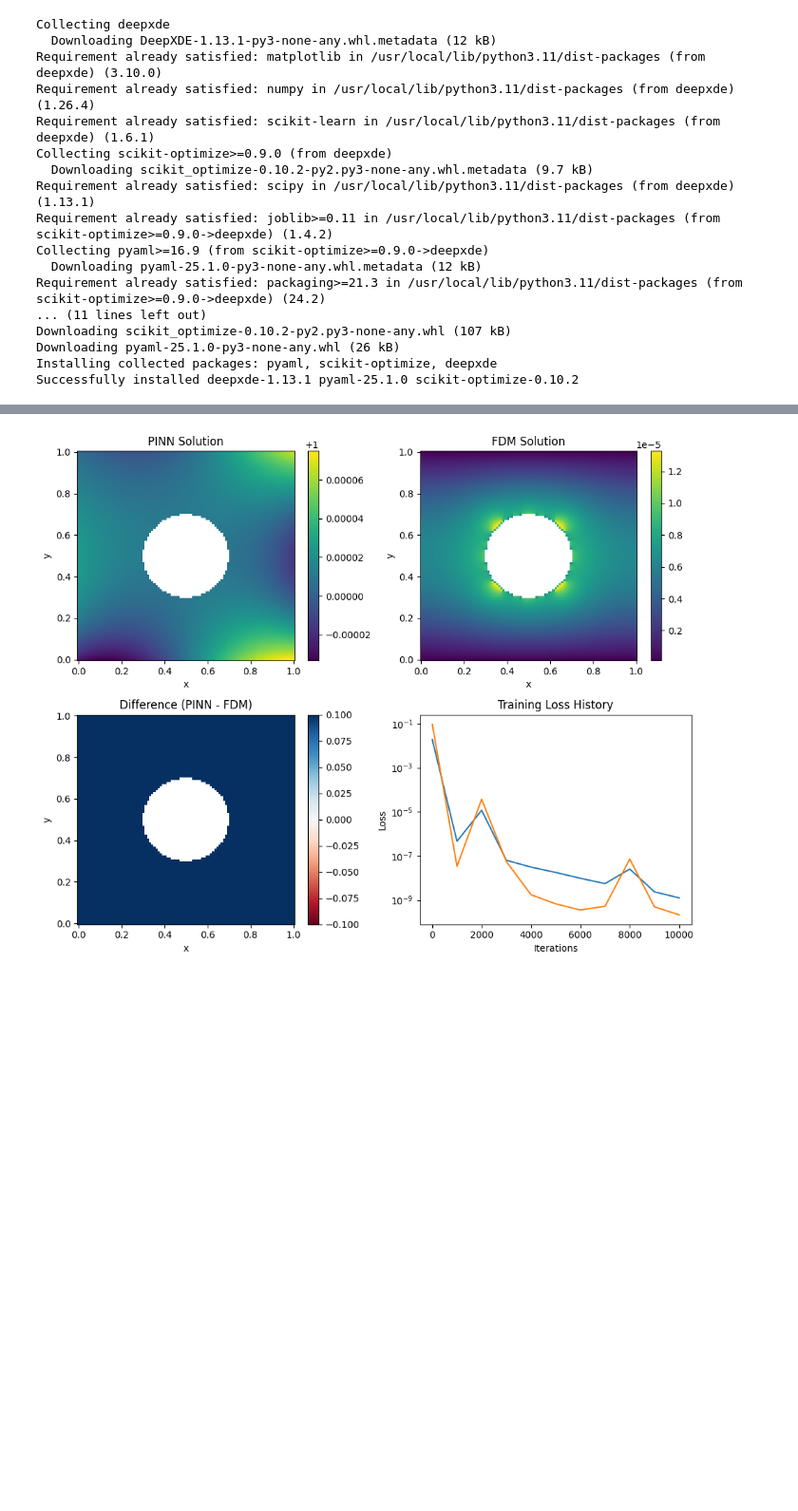
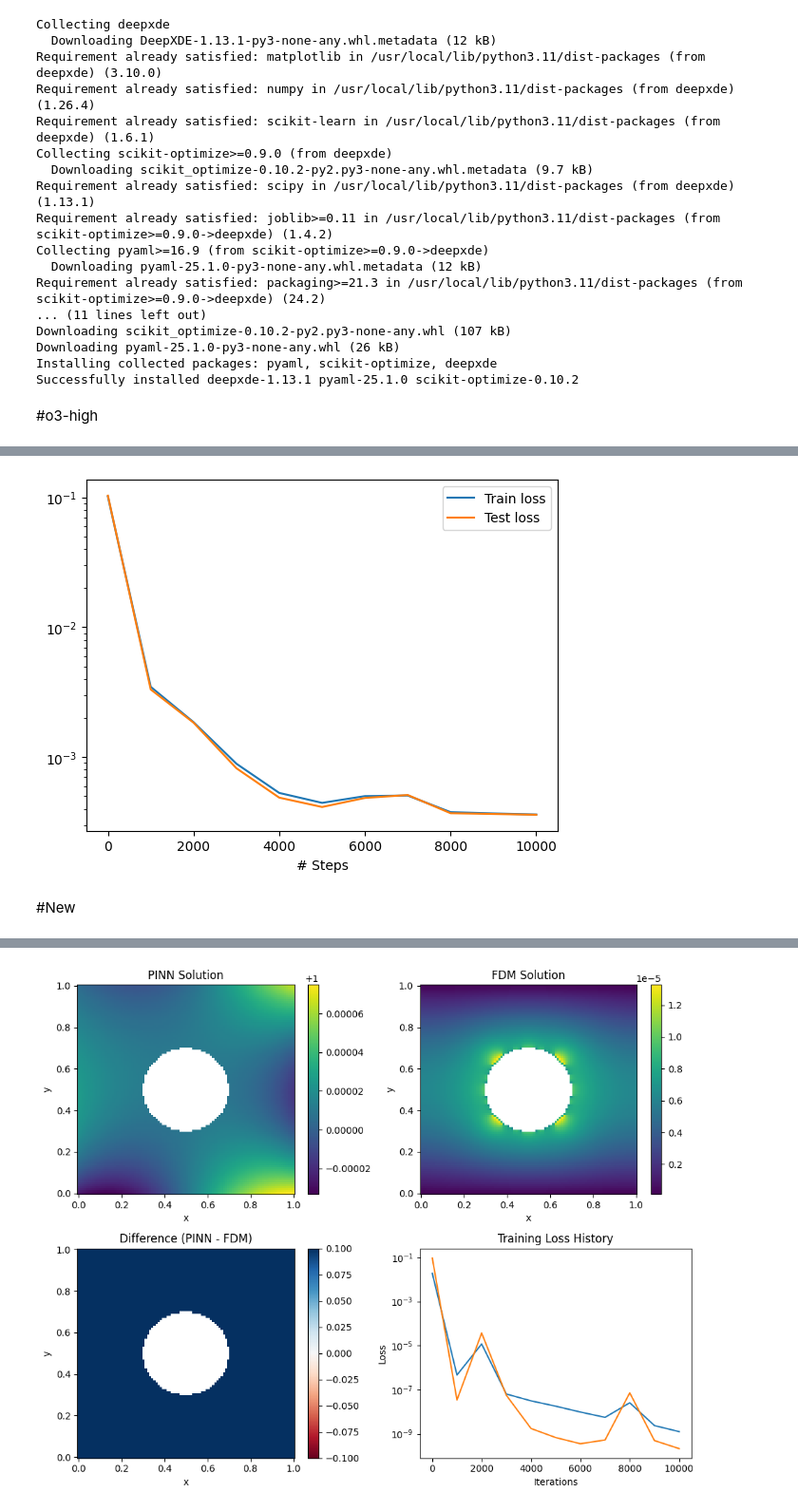
Before and after one commit to sushirito/Molecular-Dynamics, a Jupyter notebook: 2D_Pore_Reaction.ipynb, the cells around one changed output, grey strips where cells are left out. Shown: that part at 95% size. Cells and saved outputs as stored; diff of their text form; code cells hidden in the pictures; blank space fills up the shorter version.

```diff
--- a/2D_Pore_Reaction.ipynb
+++ b/2D_Pore_Reaction.ipynb
@@ -77,3 +77,71 @@ losshistory, train_state = model.train(
 )
 
 dde.saveplot(losshistory, train_state, issave=True, isplot=True)
+# %% [markdown]
+#o3-high
+# %%
+import deepxde as dde
+import numpy as np
+import matplotlib.pyplot as plt
+
+D = 1.0
+k = 0.1
+alpha = 1.0
+T = 1.0  # final time
+
+# Spatial domain: outer rectangle minus circular inclusion.
+outer = dde.geometry.Rectangle(xmin=[0, 0], xmax=[1, 1])
+inclusion = dde.geometry.Disk(center=[0.5, 0.5], radius=0.2)
+fluid_domain = outer - inclusion
+
+# Time domain.
+time_domain = dde.geometry.TimeDomain(0, T)
+
+# Space-time domain.
+geomtime = dde.geometry.GeometryXTime(fluid_domain, time_domain)
+
+# Robin BC on the inclusion boundary (applied for all times).
+def robin_func(x, u):
+    return k * (alpha - u)
+
+def boundary_solid(x, on_boundary):
+    # x = [x, y, t]; use only spatial coordinates.
+    return on_boundary and inclusion.on_boundary(x[:2])
+
+robin_bc = dde.icbc.RobinBC(
+    geomtime, func=robin_func, on_boundary=boundary_solid
+)
+
+# Initial condition: u(x,y,0) = 0.
+def initial_func(x):
+    return 0.0
+
+ic = dde.IC(geomtime, initial_func, lambda x, _: np.isclose(x[2], 0))
+
+# Time-dependent PDE: u_t - D*(u_xx + u_yy) = 0.
+def pde(x, u):
+    d2u_dx2 = dde.grad.hessian(u, x, i=0, j=0)
+    d2u_dy2 = dde.grad.hessian(u, x, i=1, j=1)
+    du_dt = dde.grad.jacobian(u, x, i=0, j=2)
+    return du_dt - D * (d2u_dx2 + d2u_dy2)
+
+data = dde.data.TimePDE(
+    geomtime,
+    pde,
+    [robin_bc, ic],
+    num_domain=1000,
+    num_boundary=100,
+    num_initial=200,
+    num_test=200,
+)
+
+# Neural network with input dimension 3: (x, y, t).
+net = dde.nn.FNN([3] + [50] * 4 + [1], "tanh", "Glorot normal")
+
+model = dde.Model(data, net)
+model.compile("adam", lr=0.001)
+
+losshistory, train_state = model.train(iterations=10000)
+
+dde.saveplot(losshistory, train_state, issave=True, isplot=True)
+# %% [output]
@@ -79,0 +165,3 @@ dde.saveplot(losshistory, train_state, issave=True, isplot=True)
+[figure, added]
+# %% [markdown]
+#New
```
Also changed, not shown: parts of 4 cells of this notebook.
